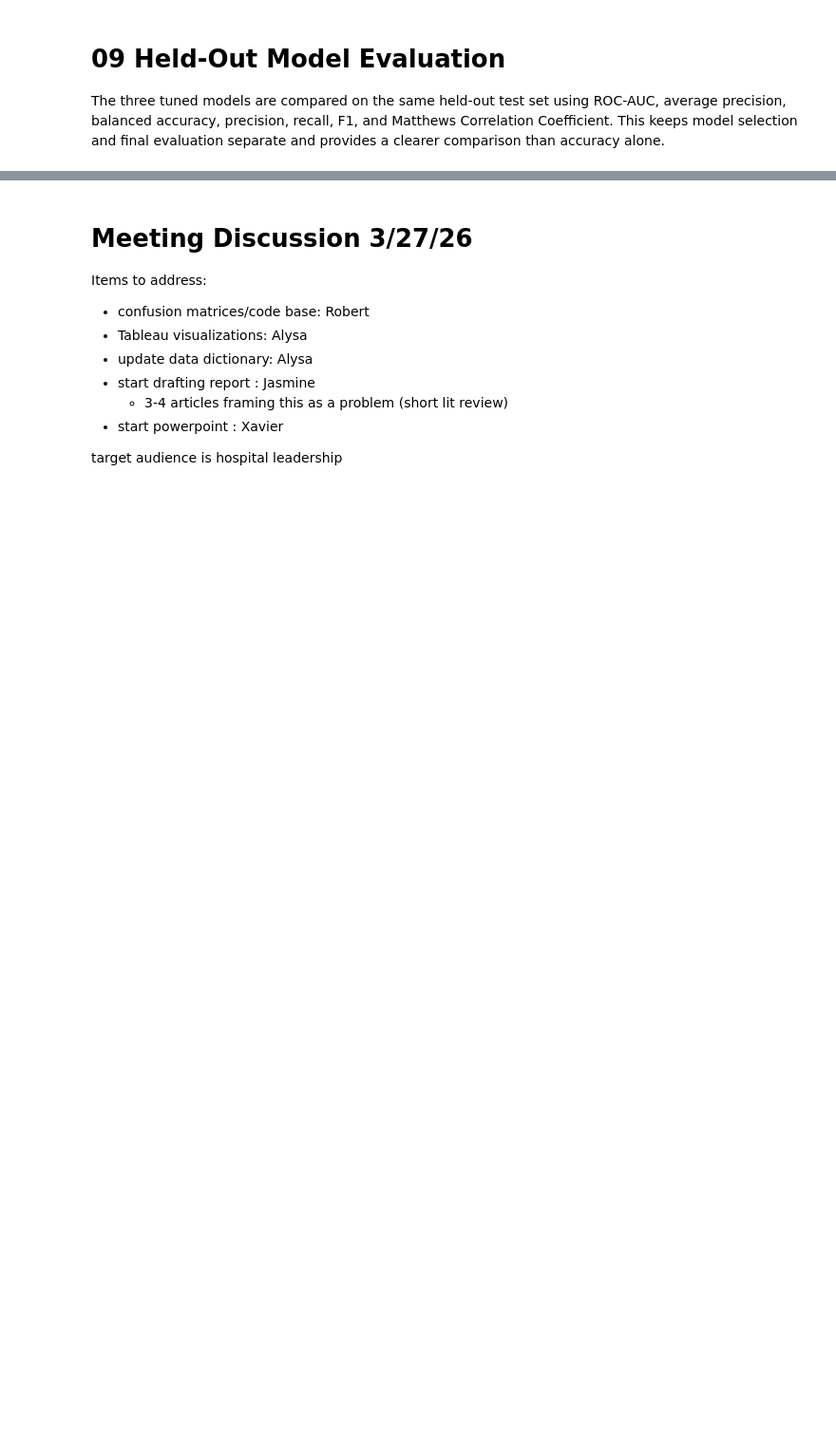
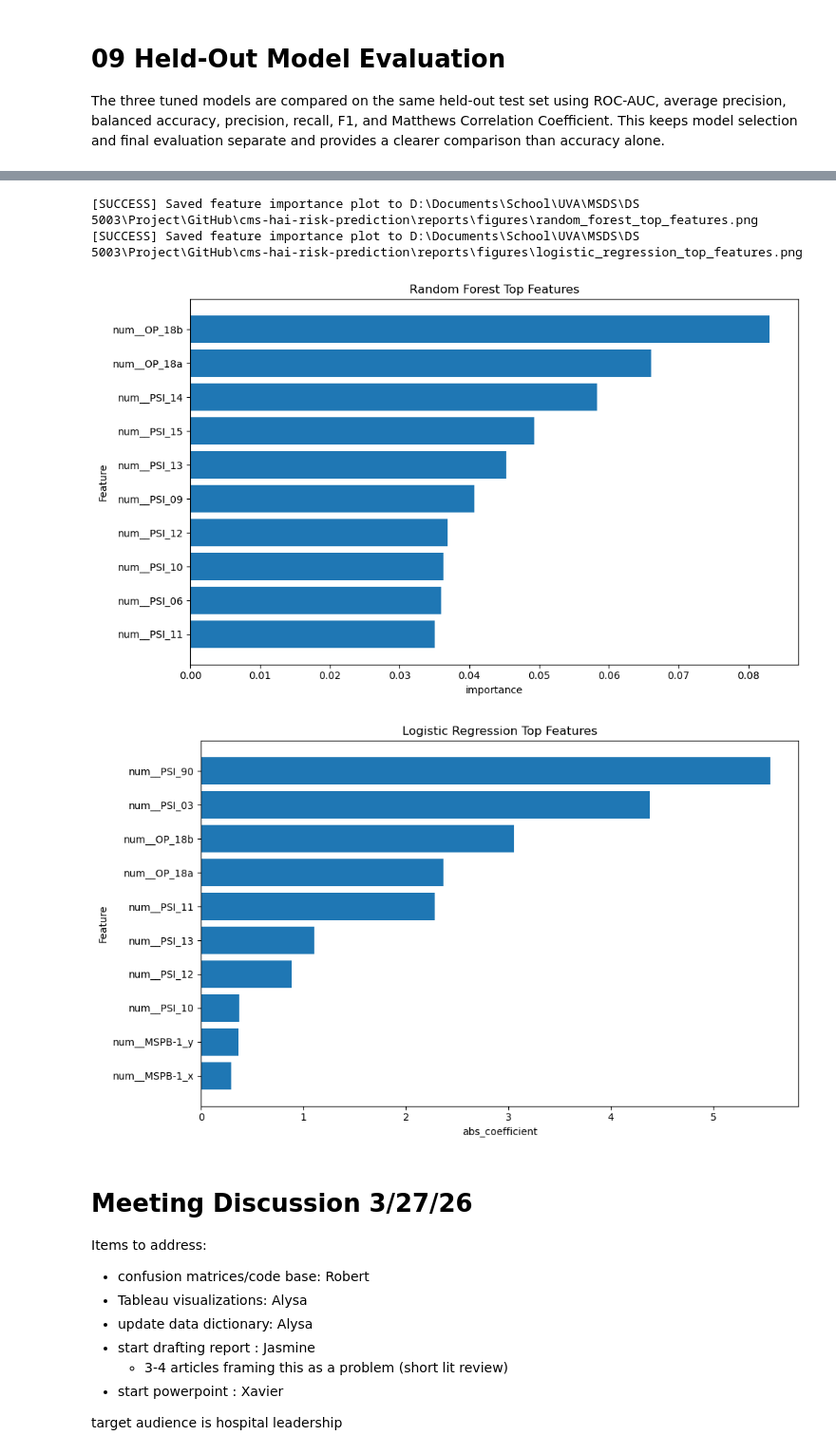
Before and after one commit to Rjashby1/cms-hai-risk-prediction, a Jupyter notebook: code/main_pipeline.ipynb, the cells around one changed output, grey strips where cells are left out. Shown at 95% size. Saved outputs shown, nothing was run; the diff lists cells and outputs as text; code cells hidden in the pictures; blank space fills up the shorter version.

```diff
--- a/code/main_pipeline.ipynb
+++ b/code/main_pipeline.ipynb
@@ -420,0 +743,8 @@ display(results_df)
+# %%
+logreg_imp = step_09.extract_logreg_importance(
+    fitted_pipeline=logreg_best,
+    top_n=20,
+    save_csv=True
+)
+
+display(logreg_imp.head(20))
@@ -420,0 +770,17 @@ display(results_df)
+# %%
+rf_imp = step_09.extract_tree_importance(
+    fitted_pipeline=rf_best,
+    model_step_name="rf",
+    top_n=20,
+    save_csv=True
+)
+
+xgb_imp = step_09.extract_tree_importance(
+    fitted_pipeline=xgb_best,
+    model_step_name="xgb",
+    top_n=20,
+    save_csv=True
+)
+
+display(rf_imp.head(20))
+display(xgb_imp.head(20))
@@ -421,3 +824,28 @@ display(results_df)
+# %%
+step_09.plot_top_features(
+    importance_df=rf_imp,
+    feature_col="feature",
+    value_col="importance",
+    title="Random Forest Top Features",
+    top_n=10,
+    save_plot=True
+)
+
+step_09.plot_top_features(
+    importance_df=logreg_imp,
+    feature_col="feature",
+    value_col="abs_coefficient",
+    title="Logistic Regression Top Features",
+    top_n=10,
+    save_plot=True
+)
+
+plt.show()
+# %% [output]
+[SUCCESS] Saved feature importance plot to D:\Documents\School\UVA\MSDS\DS 5003\Project\GitHub\cms-hai-risk-prediction\reports\figures\random_forest_top_features.png
+[SUCCESS] Saved feature importance plot to D:\Documents\School\UVA\MSDS\DS 5003\Project\GitHub\cms-hai-risk-prediction\reports\figures\logistic_regression_top_features.png
+[figure, added]
+[figure, added]
 # %% [markdown]
 # Meeting Discussion 3/27/26
 
```
Also changed, not shown: parts of 22 cells of this notebook, 6 other files.
